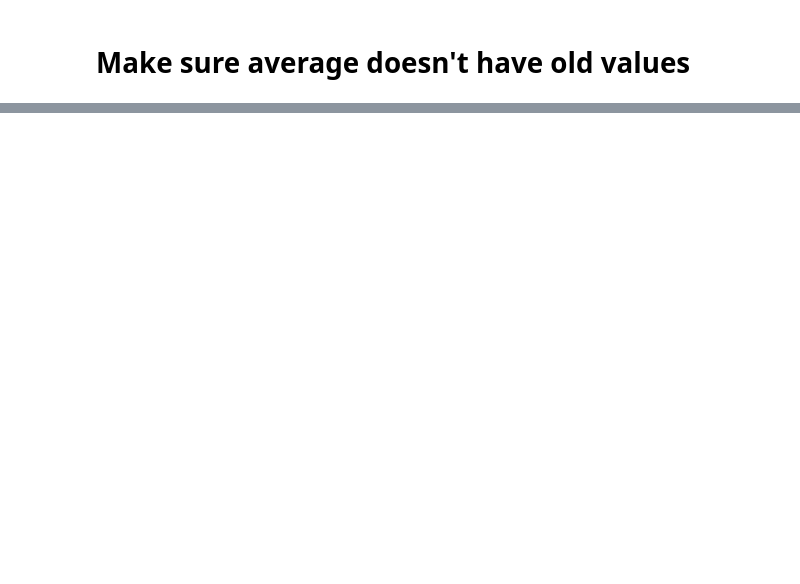
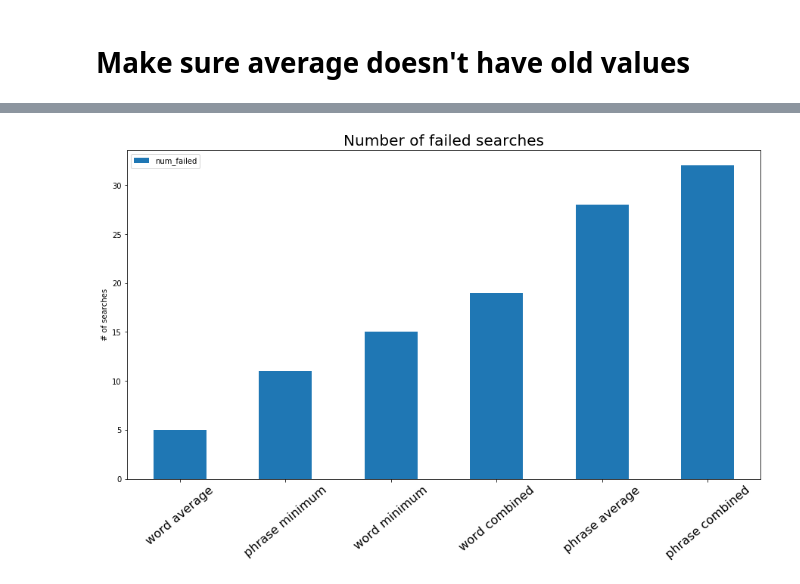
Before and after one commit to CS182-2018-Final-Project-MBC/CS182-Final-Project, a Jupyter notebook: code/Greedy Word2Vec 2.ipynb, the cells around one changed output, grey strips where cells are left out. Cells and saved outputs as stored; diff of their text form; code cells hidden in the pictures; blank space fills up the shorter version.

```diff
--- a/code/Greedy Word2Vec 2.ipynb
+++ b/code/Greedy Word2Vec 2.ipynb
@@ -236,0 +233,7 @@ plot_results([results_average_words, results_minimum_words, results_combined_wor
+# %%
+full_data = {'phrase average': 28,'word average': 32,
+              'word minimum': 19,'word combined': 11,'phrase minimum': 15,'phrase combined': 5}
+import pandas as pd
+df = pd.DataFrame.from_dict(list(full_data.items()))
+df.columns = ['algorithm','num_failed']
+df
@@ -236,0 +248,10 @@ plot_results([results_average_words, results_minimum_words, results_combined_wor
+# %%
+
+df.sort_values(by='num_failed', ascending=True).plot.bar(stacked=False, figsize=(15,8))
+plt.xticks(rotation=40, fontsize=16)
+plt.title("Number of failed searches", fontsize=20)
+plt.ylabel('# of searches')
+plt.xticks(np.arange(6), df['algorithm'])
+plt.show()
+# %% [output]
+[figure, added]
```
Also changed, not shown: parts of 8 cells of this notebook, 3 other files.
